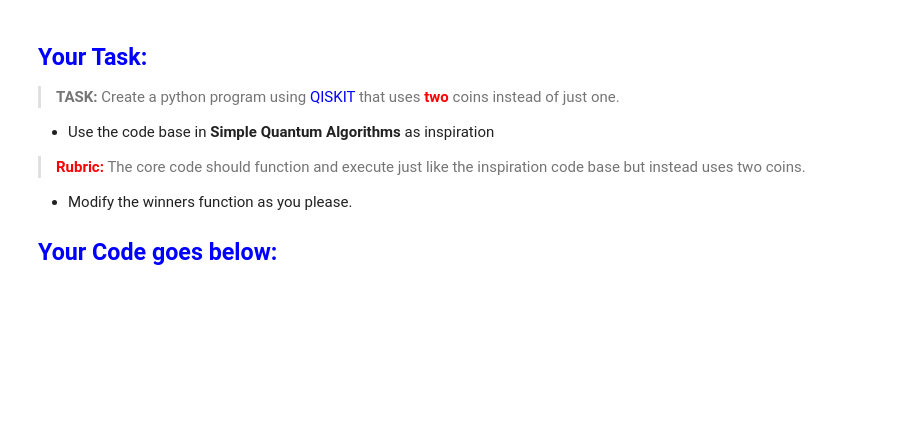
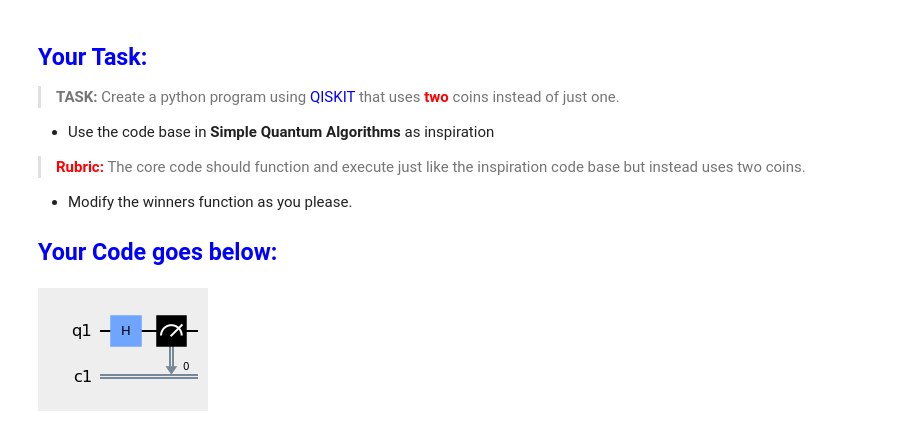
Before and after one commit to AaronCWacker/QuantumEducation, a Jupyter notebook: QC_Practicals/Ch02_01 Random Qubit.ipynb, the cells around one changed output. Saved outputs shown, nothing was run; the diff lists cells and outputs as text; code cells hidden in the pictures; blank space fills up the shorter version.

```diff
--- a/QC_Practicals/Ch02_01 Random Qubit.ipynb
+++ b/QC_Practicals/Ch02_01 Random Qubit.ipynb
@@ -329,3 +326,15 @@ ValueError: Unknown projection '3d'
 - Modify the winners function as you please.
 
 ##  <font color="blue">Your Code goes below:</font>
+# %%
+from qiskit import QuantumRegister, ClassicalRegister, QuantumCircuit
+from qiskit.tools.visualization import circuit_drawer
+from qiskit.tools.visualization import plot_bloch_multivector
+q = QuantumRegister(1)
+c = ClassicalRegister(1)
+qc = QuantumCircuit(q, c)
+qc.h(q)
+qc.measure(q, c)
+circuit_drawer(qc, output='mpl', style={'backgroundcolor': '#EEEEEE'})
+# %% [output]
+[figure, added]
```
Also changed, not shown: parts of 4 cells of this notebook.
